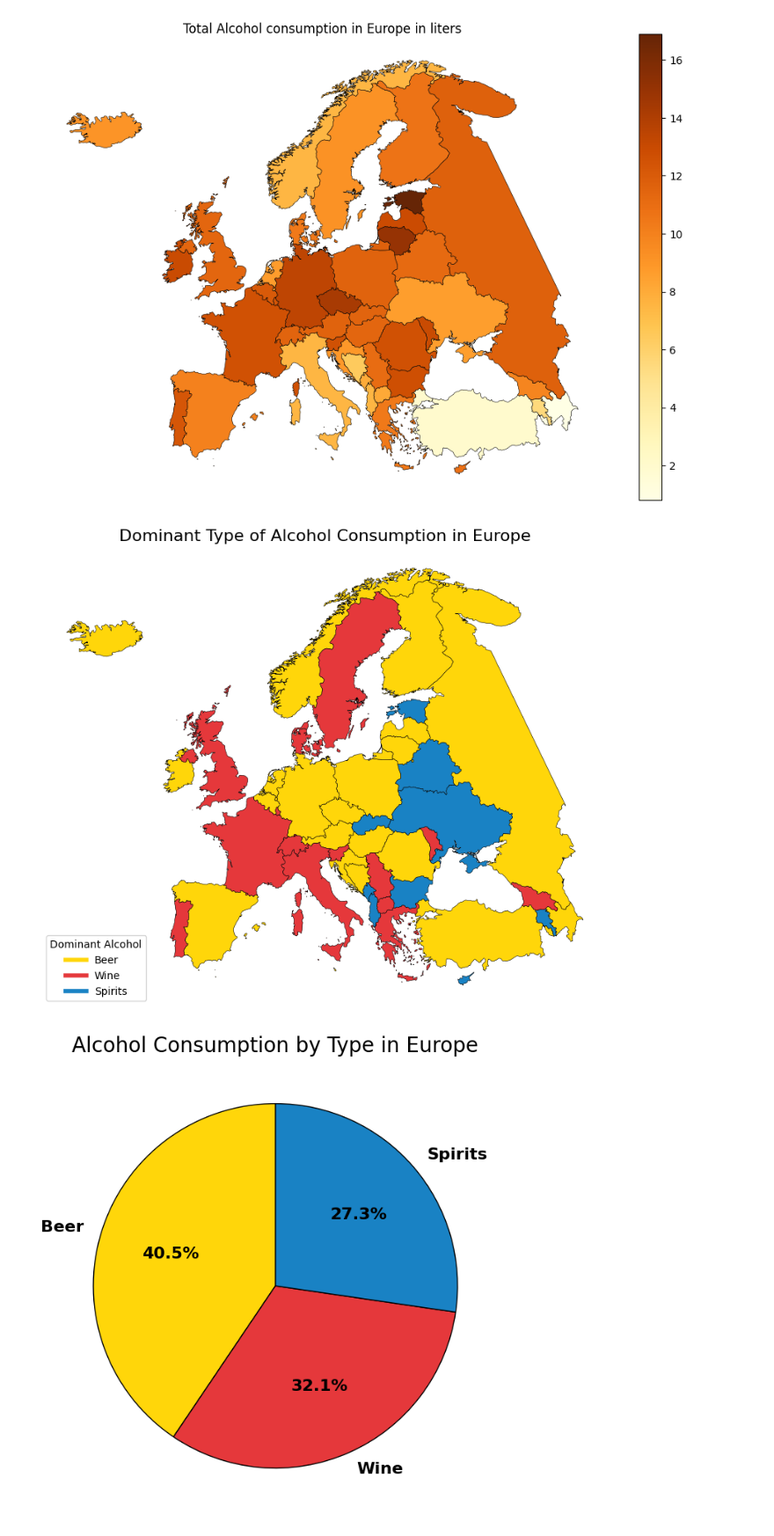
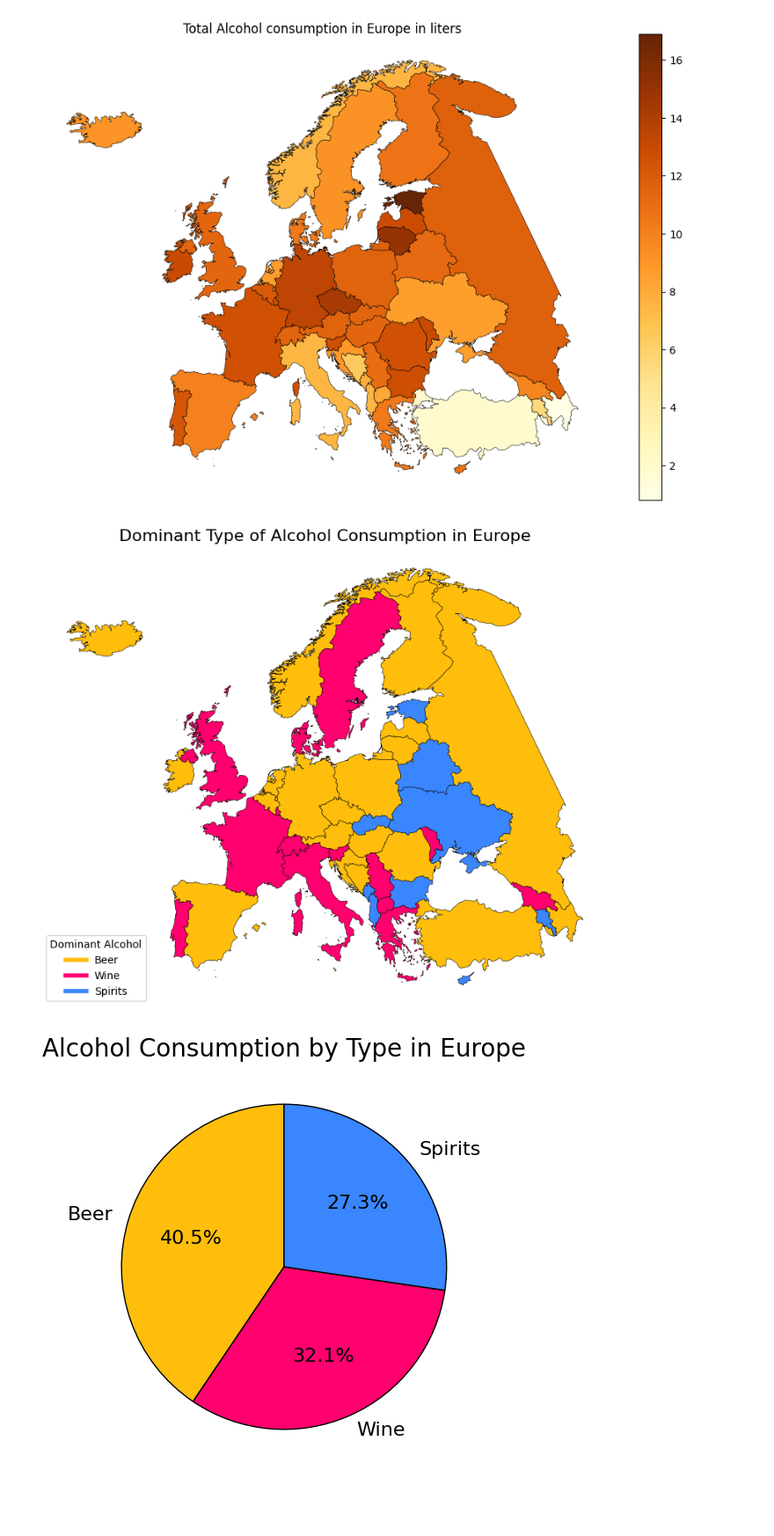
Before and after one commit to gruuubcioo/Alcohol-consumption-in-Europe, a Jupyter notebook: main_white.ipynb, the cells around one changed output. Shown at 88% size. Saved outputs shown, nothing was run; the diff lists cells and outputs as text; code cells hidden in the pictures; blank space fills up the shorter version.

```diff
--- a/main_white.ipynb
+++ b/main_white.ipynb
@@ -257,9 +303,9 @@ fig, ax = plt.subplots(figsize=(12, 8))
 merged_data.plot(color=merged_data['dominant_alcohol'].map(color_map), legend=True, ax=ax, edgecolor='black', linewidth=0.4)
 
 legend_labels = [
-    plt.Line2D([0], [0], color='#ffd60a', lw=4, label='Beer'),
-    plt.Line2D([0], [0], color='#e5383b', lw=4, label='Wine'),
-    plt.Line2D([0], [0], color='#1982c4', lw=4, label='Spirits')
+    plt.Line2D([0], [0], color='#ffbe0b', lw=4, label='Beer'),
+    plt.Line2D([0], [0], color='#ff006e', lw=4, label='Wine'),
+    plt.Line2D([0], [0], color='#3a86ff', lw=4, label='Spirits')
 ]
 ax.legend(handles=legend_labels, title='Dominant Alcohol', loc='lower left')
 
@@ -267,7 +313,7 @@ ax.set_title("Dominant Type of Alcohol Consumption in Europe", fontsize=16)
 plt.axis('off')
 plt.show()
 # %% [output]
-[figure, old version]
+[figure, new version]
 # %%
 total_beer_percentage = data['beer_percentage'].sum()
 total_wine_percentage = data['wine_percentage'].sum()
@@ -279,17 +325,17 @@ alcohol_data = {
     'Spirits': total_spirits_percentage
 }
 # %%
-fig, ax = plt.subplots(figsize=(8, 8))
+fig, ax = plt.subplots(figsize=(10, 6))
 
 ax.pie(alcohol_data.values(),
        labels=alcohol_data.keys(),
        autopct='%1.1f%%', startangle=90,
-       colors=['#ffd60a', '#e5383b', '#1982c4'],
-       textprops={'fontsize': 16, 'fontweight': 'bold'},
+       colors=['#ffbe0b', '#ff006e', '#3a86ff'],
+       textprops={'fontsize': 16},
        wedgeprops={'edgecolor': 'black', 'linewidth': 1}
     )
 
 ax.set_title("Alcohol Consumption by Type in Europe", fontsize=20)
 plt.show()
 # %% [output]
-[figure, old version]
+[figure, new version]
```
Also changed, not shown: parts of 9 cells of this notebook.
